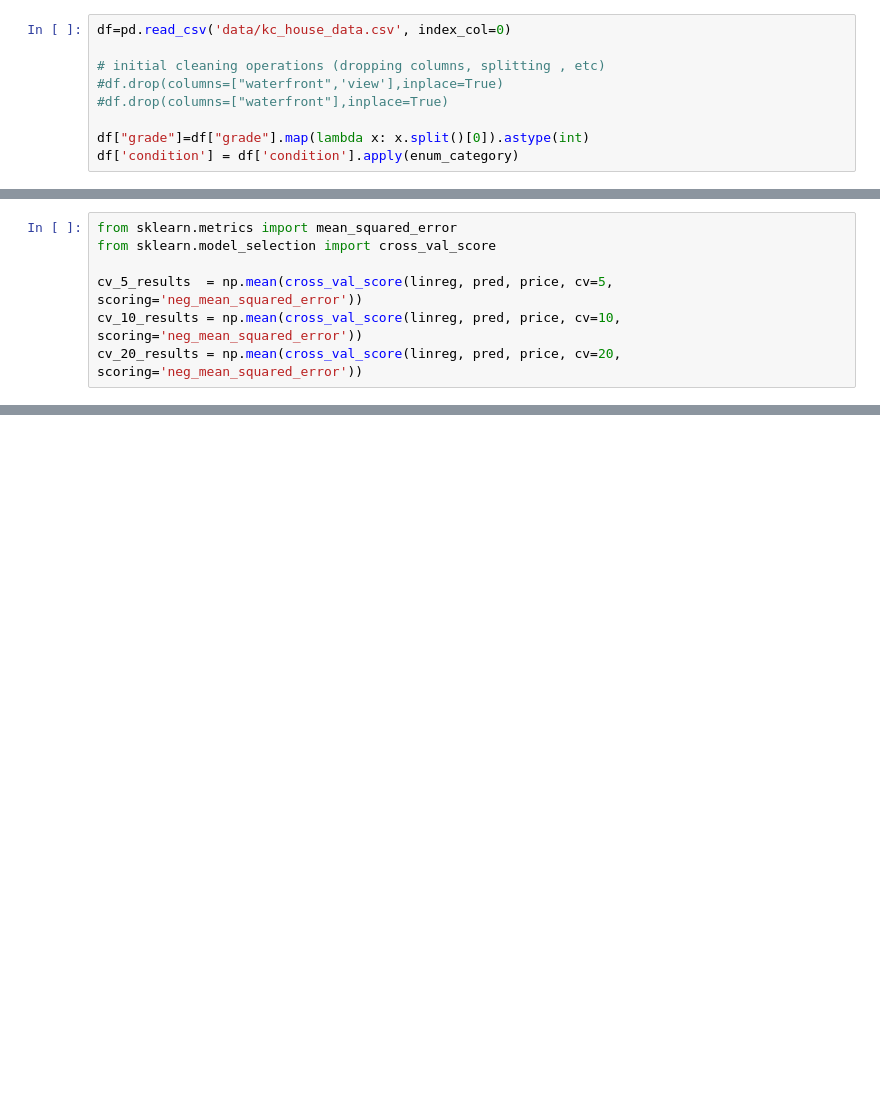
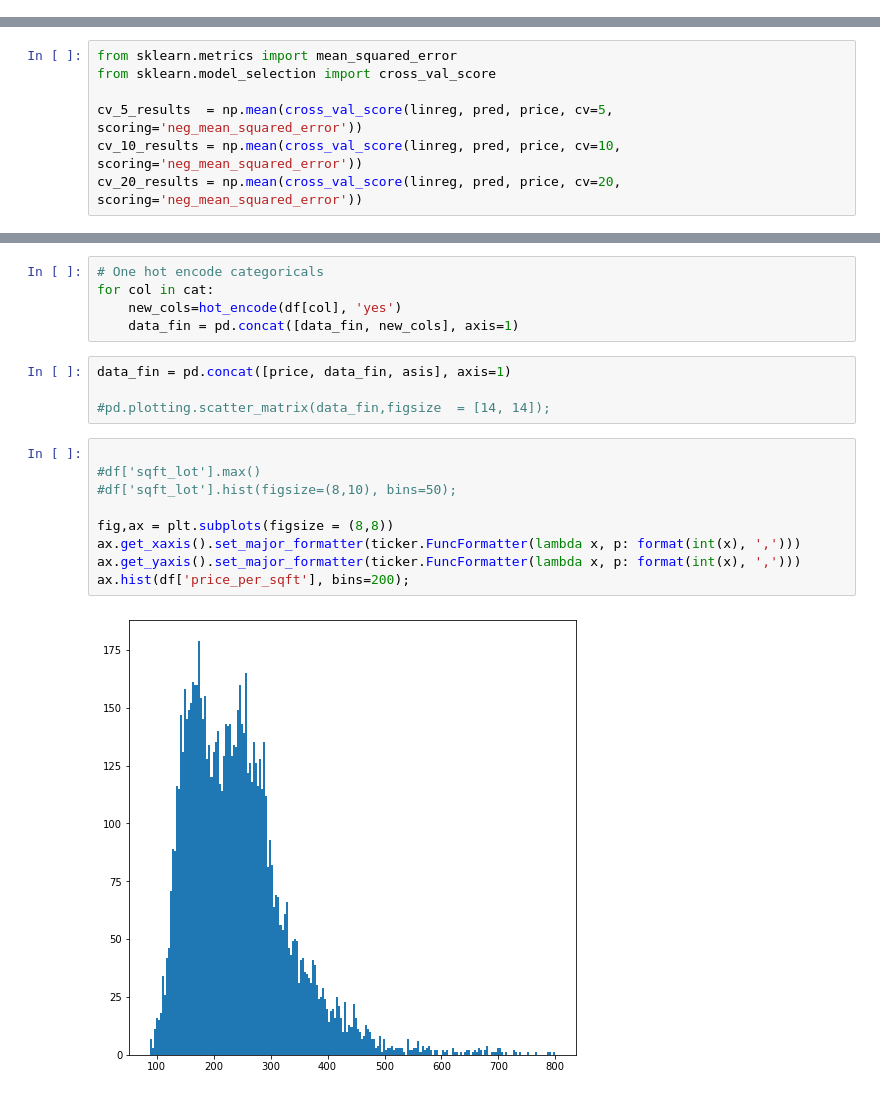
Before and after one commit to schahmatist/Phase-2-Flatiron-Project, a Jupyter notebook: Building all columns model.ipynb, the cells around one changed output, grey strips where cells are left out. Saved outputs shown, nothing was run; the diff lists cells and outputs as text; blank space fills up the shorter version.

```diff
--- a/Building all columns model.ipynb
+++ b/Building all columns model.ipynb
@@ -51,9 +6,0 @@ def hot_encode (data, directions):
-# %%
-df=pd.read_csv('data/kc_house_data.csv', index_col=0)
-
-# initial cleaning operations (dropping columns, splitting , etc)
-#df.drop(columns=["waterfront",'view'],inplace=True)
-#df.drop(columns=["waterfront"],inplace=True)
-
-df["grade"]=df["grade"].map(lambda x: x.split()[0]).astype(int)
-df['condition'] = df['condition'].apply(enum_category)
@@ -246,0 +189,20 @@ print(cv_5_results, cv_10_results, cv_20_results)
+# %%
+# One hot encode categoricals
+for col in cat:
+    new_cols=hot_encode(df[col], 'yes')
+    data_fin = pd.concat([data_fin, new_cols], axis=1)
+# %%
+data_fin = pd.concat([price, data_fin, asis], axis=1)
+
+#pd.plotting.scatter_matrix(data_fin,figsize  = [14, 14]);
+# %%
+
+#df['sqft_lot'].max()
+#df['sqft_lot'].hist(figsize=(8,10), bins=50);
+
+fig,ax = plt.subplots(figsize = (8,8))
+ax.get_xaxis().set_major_formatter(ticker.FuncFormatter(lambda x, p: format(int(x), ',')))
+ax.get_yaxis().set_major_formatter(ticker.FuncFormatter(lambda x, p: format(int(x), ',')))
+ax.hist(df['price_per_sqft'], bins=200);
+# %% [output]
+[figure, added]
```
Also changed, not shown: parts of 21 cells of this notebook, 18 other files.
